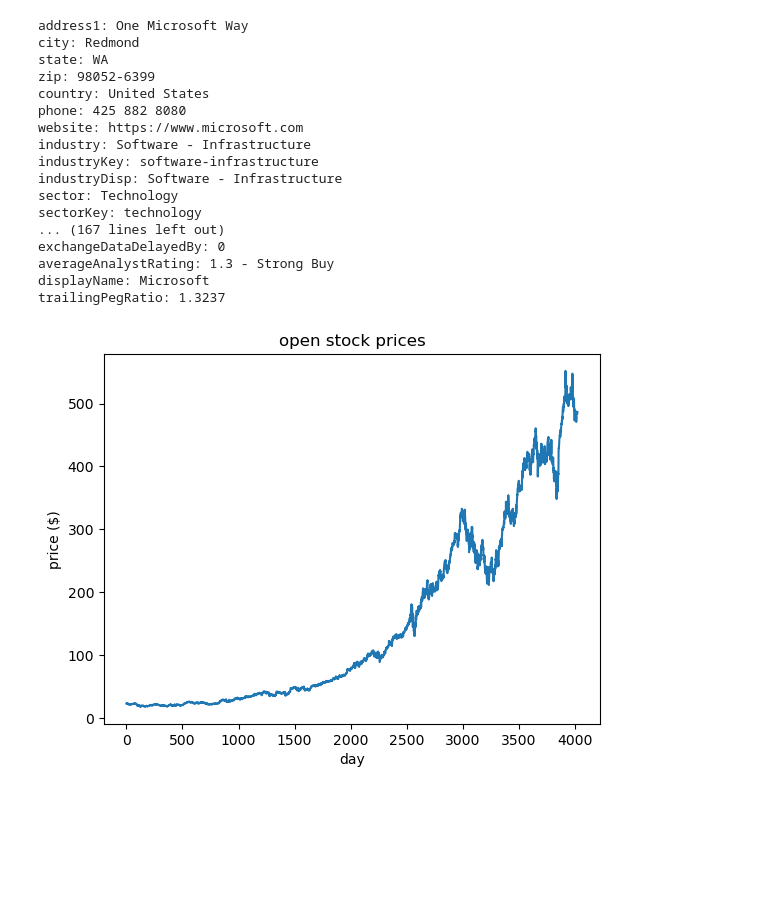
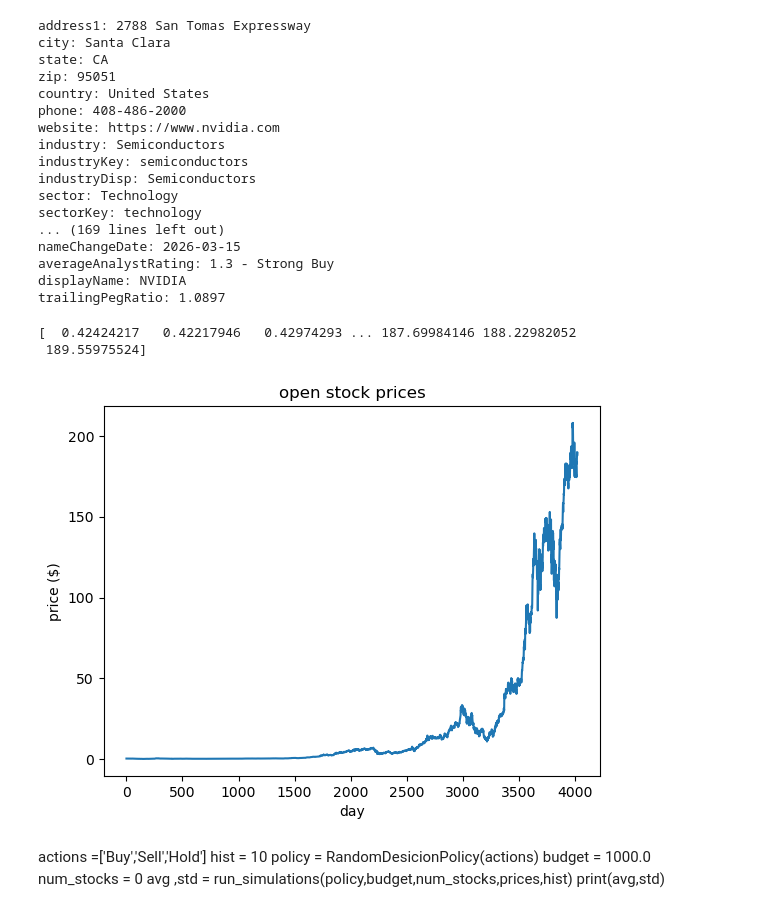
Before and after one commit to limberg05/procesamiento_inteligente_de_datos_juanLimbergHernandez, a Jupyter notebook: actividad_13/actividad13.ipynb, the cells around one changed output. Drawn from its saved outputs; the diff is of its cells as text; code cells hidden in the pictures; blank space fills up the shorter version.

```diff
--- a/actividad_13/actividad13.ipynb
+++ b/actividad_13/actividad13.ipynb
@@ -10,26 +6,26 @@ from http.server import HTTPServer, BaseHTTPRequestHandler
 import yfinance as yf
 # %%
-msft = yf.Ticker("MSFT")
+msft = yf.Ticker("NVDA")
 for key, value in msft.info.items():
     print(f"{key}: {value}")
 # %% [output]
-address1: One Microsoft Way
-city: Redmond
-state: WA
-zip: 98052-6399
+address1: 2788 San Tomas Expressway
+city: Santa Clara
+state: CA
+zip: 95051
 country: United States
-phone: 425 882 8080
-website: https://www.microsoft.com
-industry: Software - Infrastructure
-industryKey: software-infrastructure
-industryDisp: Software - Infrastructure
+phone: 408-486-2000
+website: https://www.nvidia.com
+industry: Semiconductors
+industryKey: semiconductors
+industryDisp: Semiconductors
 sector: Technology
 sectorKey: technology
-... (167 lines left out)
-exchangeDataDelayedBy: 0
+... (169 lines left out)
+nameChangeDate: 2026-03-15
 averageAnalystRating: 1.3 - Strong Buy
-displayName: Microsoft
-trailingPegRatio: 1.3237
+displayName: NVIDIA
+trailingPegRatio: 1.0897
 # %%
 def get_prices(share_symbol, start_date, end_date, cache_filename):
     try:
@@ -48,7 +44,10 @@ def plot_prices(prices):
     plt.plot(prices)
     plt.savefig('prices.png')
 # %%
-prices = get_prices("MSFT", '2010-01-01', '2026-01-01', 'historical_stock_prices.npy')
+prices = get_prices("NVDA", '2010-01-01', '2026-01-01', 'historical_stock_prices.npy')
 plot_prices(prices)
+print(prices)
 # %% [output]
+[  0.42424217   0.42217946   0.42974293 ... 187.69984146 188.22982052
+ 189.55975524]
-[figure, old version]
+[figure, new version]
@@ -54,0 +117,8 @@ plot_prices(prices)
+# %% [markdown]
+actions =['Buy','Sell','Hold']
+hist = 10
+policy = RandomDesicionPolicy(actions)
+budget = 1000.0
+num_stocks = 0
+avg ,std = run_simulations(policy,budget,num_stocks,prices,hist)
+print(avg,std)
```
Also changed, not shown: parts of 8 cells of this notebook, 3 other files.
